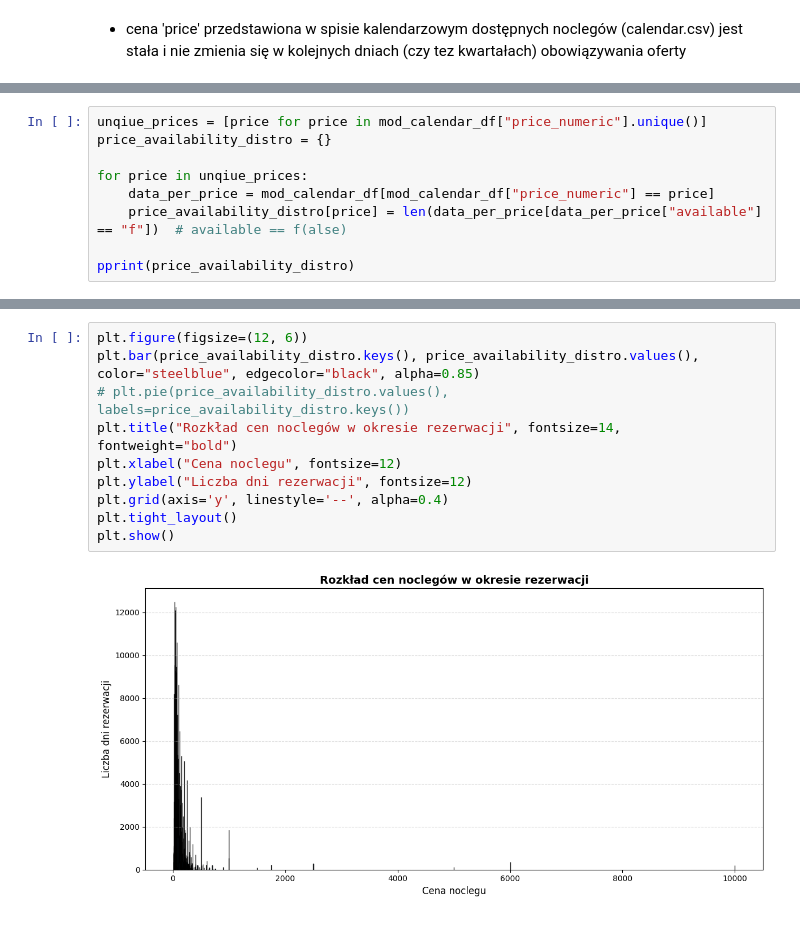
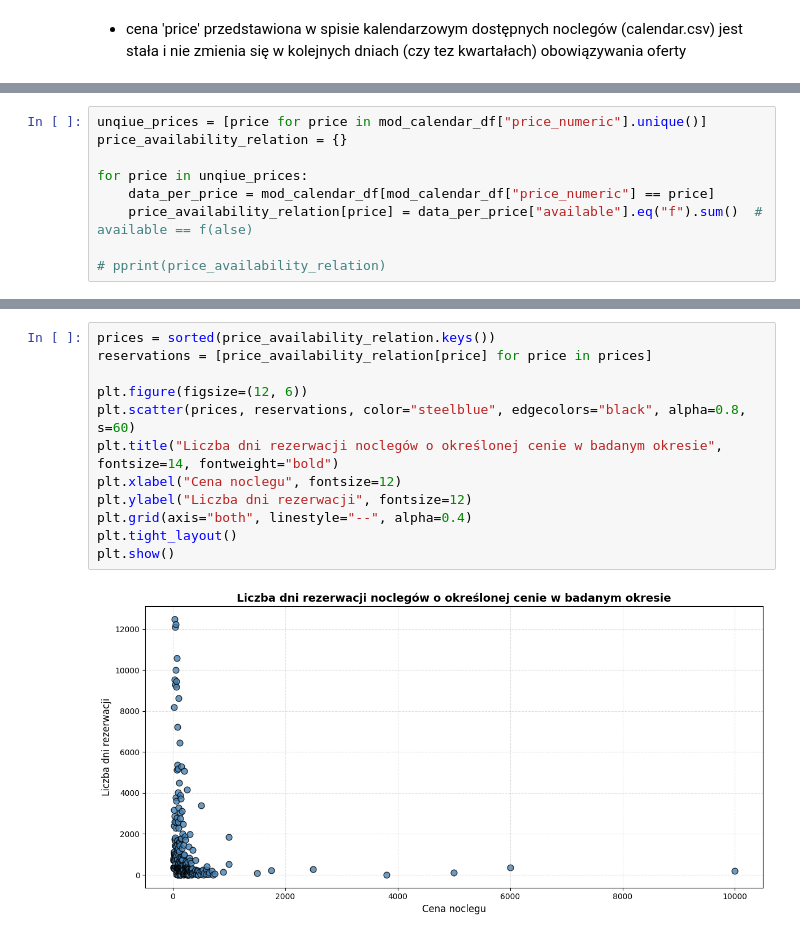
Before and after one commit to Kwasus33/Overpricing-Detection, a Jupyter notebook: notebooks/initial_docs.ipynb, the cells around one changed output, grey strips where cells are left out. Drawn from its saved outputs; the diff is of its cells as text.

```diff
--- a/notebooks/initial_docs.ipynb
+++ b/notebooks/initial_docs.ipynb
@@ -321,9 +371,9 @@ Ponizej sprawdzona zosatała zaleność dostępności noclegów w zalezności od
 # %%
 unqiue_prices = [price for price in mod_calendar_df["price_numeric"].unique()]
-price_availability_distro = {}
+price_availability_relation = {}
 
 for price in unqiue_prices:
     data_per_price = mod_calendar_df[mod_calendar_df["price_numeric"] == price]
-    price_availability_distro[price] = len(data_per_price[data_per_price["available"] == "f"])  # available == f(alse)
+    price_availability_relation[price] = data_per_price["available"].eq("f").sum()  # available == f(alse)
 
-pprint(price_availability_distro)
+# pprint(price_availability_relation)
@@ -348,12 +380,14 @@ pprint(price_availability_distro)
 # %%
+prices = sorted(price_availability_relation.keys())
+reservations = [price_availability_relation[price] for price in prices]
+
 plt.figure(figsize=(12, 6))
-plt.bar(price_availability_distro.keys(), price_availability_distro.values(), color="steelblue", edgecolor="black", alpha=0.85)
-# plt.pie(price_availability_distro.values(), labels=price_availability_distro.keys())
-plt.title("Rozkład cen noclegów w okresie rezerwacji", fontsize=14, fontweight="bold")
+plt.scatter(prices, reservations, color="steelblue", edgecolors="black", alpha=0.8, s=60)
+plt.title("Liczba dni rezerwacji noclegów o określonej cenie w badanym okresie", fontsize=14, fontweight="bold")
 plt.xlabel("Cena noclegu", fontsize=12)
 plt.ylabel("Liczba dni rezerwacji", fontsize=12)
-plt.grid(axis='y', linestyle='--', alpha=0.4)
+plt.grid(axis="both", linestyle="--", alpha=0.4)
 plt.tight_layout()
 plt.show()
 # %% [output]
-[figure, old version]
+[figure, new version]
```
Also changed, not shown: parts of 13 cells of this notebook, 2 other files.
